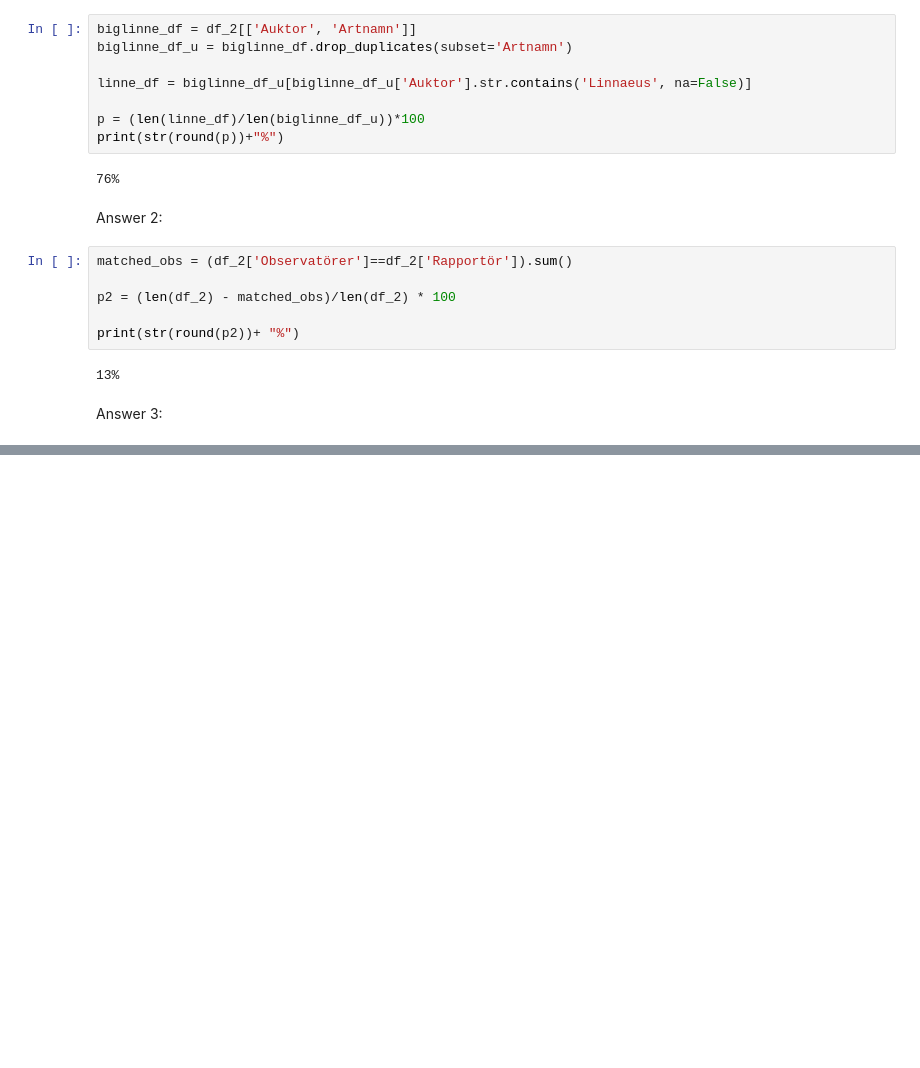
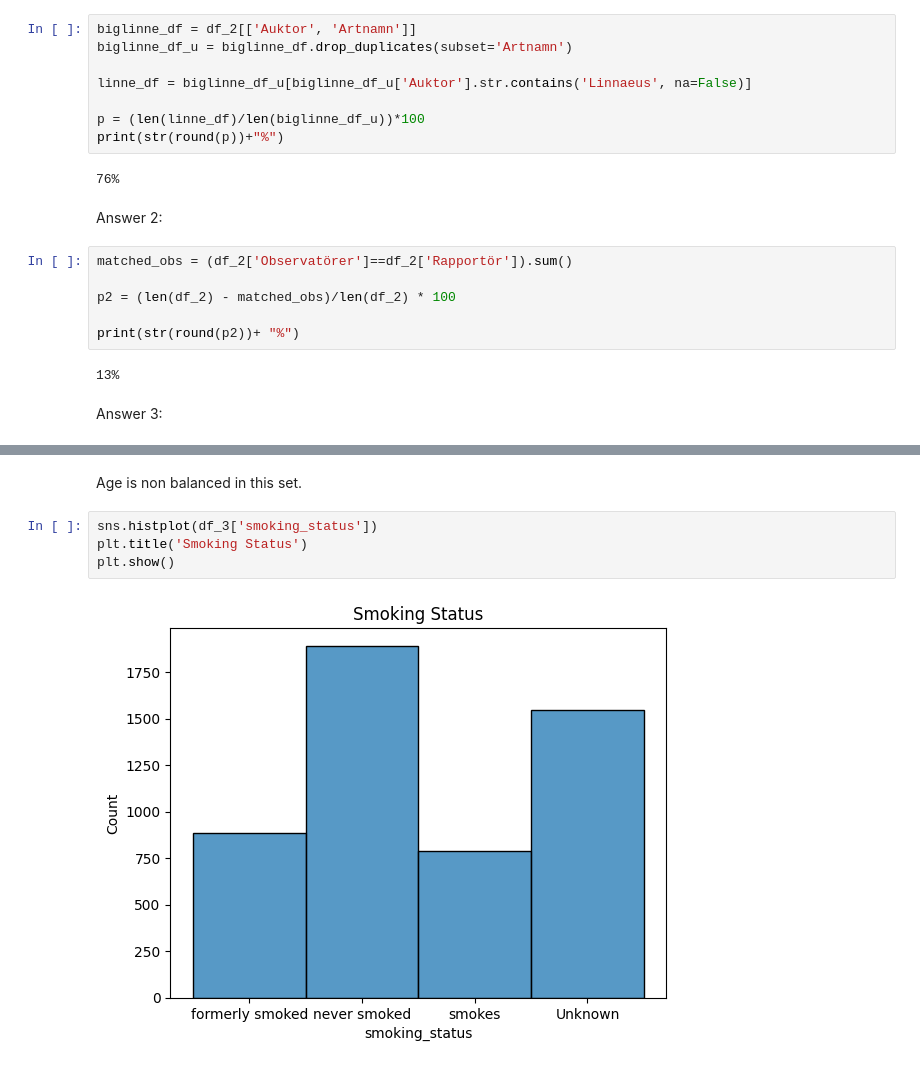
Before and after one commit to gaboun/su-mt4007, a Jupyter notebook: HW3/HW3.ipynb, the cells around one changed output, grey strips where cells are left out. Saved outputs shown, nothing was run; the diff lists cells and outputs as text; blank space fills up the shorter version.

```diff
--- a/HW3/HW3.ipynb
+++ b/HW3/HW3.ipynb
@@ -270,0 +321,8 @@ plt.show()
+# %% [markdown]
+Age is non balanced in this set.
+# %%
+sns.histplot(df_3['smoking_status'])
+plt.title('Smoking Status')
+plt.show()
+# %% [output]
+[figure, added]
```
Also changed, not shown: parts of 18 cells of this notebook.
